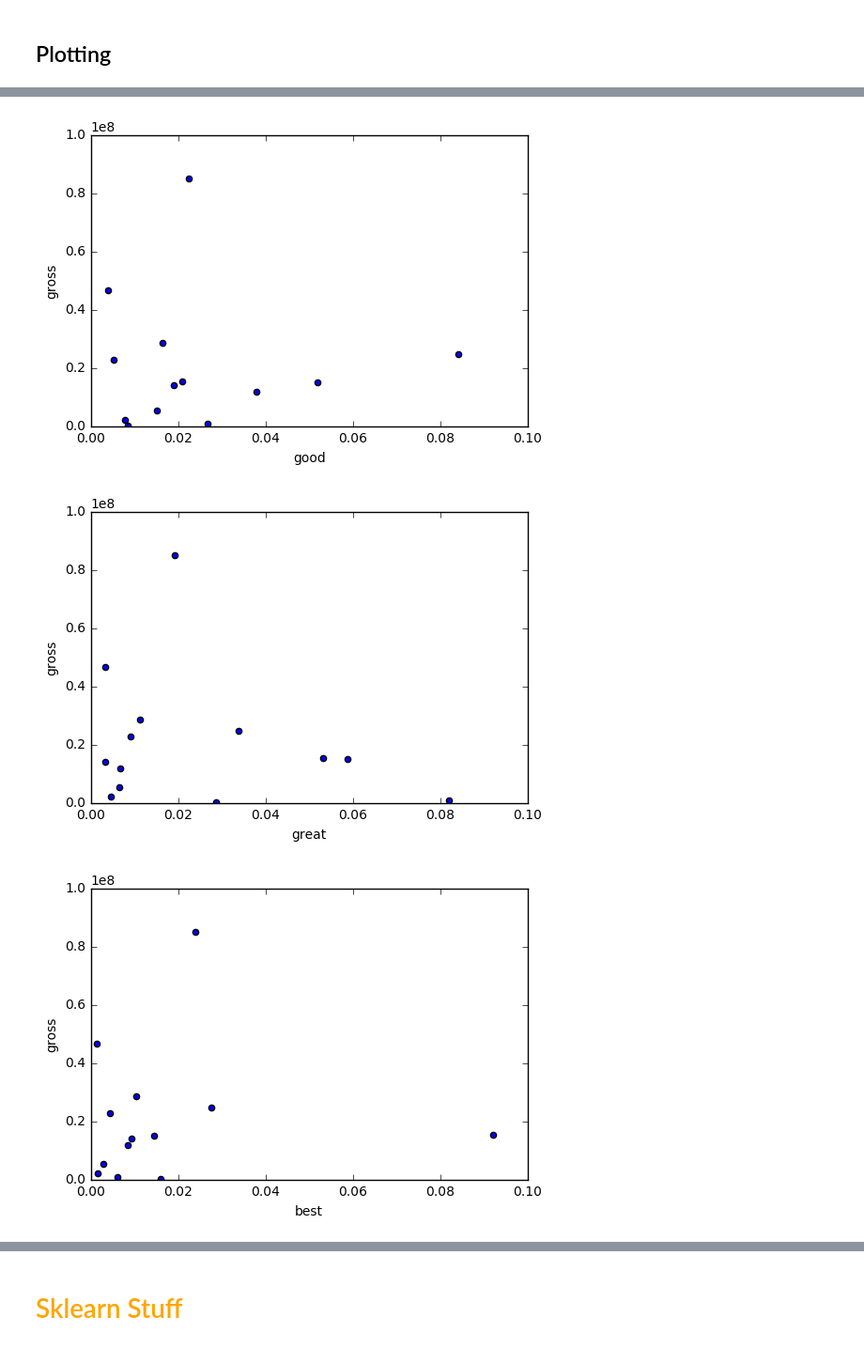
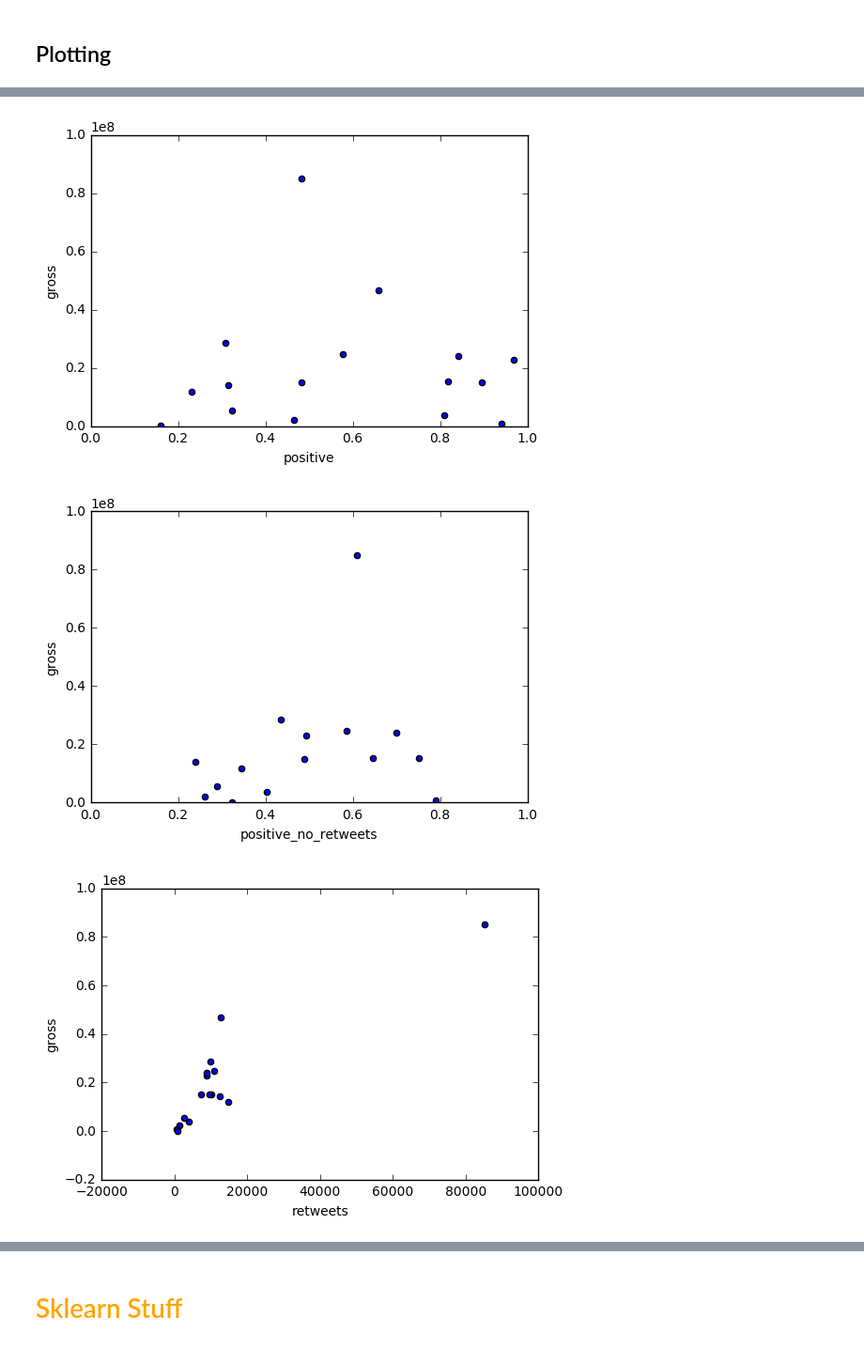
Before and after one commit to steveshim/TweetAcquisition-Thesis, a Jupyter notebook: TwitterExtractor.ipynb, the cells around one changed output, grey strips where cells are left out. Shown at 94% size. Cells and saved outputs as stored; diff of their text form; code cells hidden in the pictures.

Commit message:
regression with new data

```diff
--- a/TwitterExtractor.ipynb
+++ b/TwitterExtractor.ipynb
@@ -38,8 +41,5 @@ data.insert(1, 'tweets', tweets)
 retweets = data['retweets']
 data.drop(labels=['retweets'], axis=1, inplace=True)
 data.insert(2, 'retweets', retweets)
-worst = data['worst']
-data.drop(labels=['worst'], axis=1, inplace=True)
-data.insert(4, 'worst', worst)
-data.head(13)
+data.head(16)
 # %% [output]
@@ -59,0 +63,5 @@ data.head(13)
+# %%
+gross = data['gross']
+data.drop(labels=['gross'], axis=1, inplace=True)
+data.insert(8, 'gross', gross)
+data.head(16)
@@ -79,27 +105,26 @@ plt.show()
 # %%
 plt.ylabel('gross')
-plt.xlabel('good')
-plt.axis([0, 0.1, 0, 100000000])
-plt.scatter(data['good'], data['gross'])
+plt.xlabel('positive')
+plt.axis([0, 1, 0, 100000000])
+plt.scatter(data['positive'], data['gross'])
 plt.show()
 # %% [output]
-[figure, old version]
+[figure, new version]
 # %%
 plt.ylabel('gross')
-plt.xlabel('great')
-plt.axis([0, 0.1, 0, 100000000])
-plt.scatter(data['great'], data['gross'])
+plt.xlabel('positive_no_retweets')
+plt.axis([0, 1, 0, 100000000])
+plt.scatter(data['positive_no_retweets'], data['gross'])
 plt.show()
 # %% [output]
-[figure, old version]
+[figure, new version]
 # %%
 plt.ylabel('gross')
-plt.xlabel('best')
-plt.axis([0, 0.1, 0, 100000000])
-plt.scatter(data['best'], data['gross'])
+plt.xlabel('retweets')
+plt.scatter(data['retweets'], data['gross'])
 plt.show()
 # %% [output]
-[figure, old version]
+[figure, new version]
 # %%
 plt.ylabel('gross')
 plt.xlabel('tweets')
```
Also changed, not shown: parts of 16 cells of this notebook.
